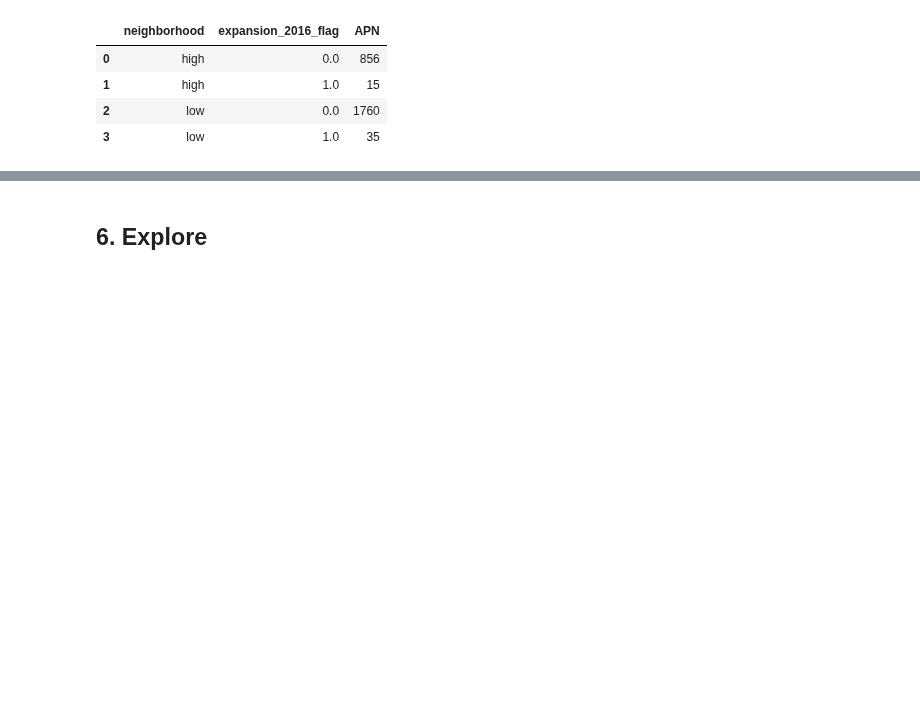
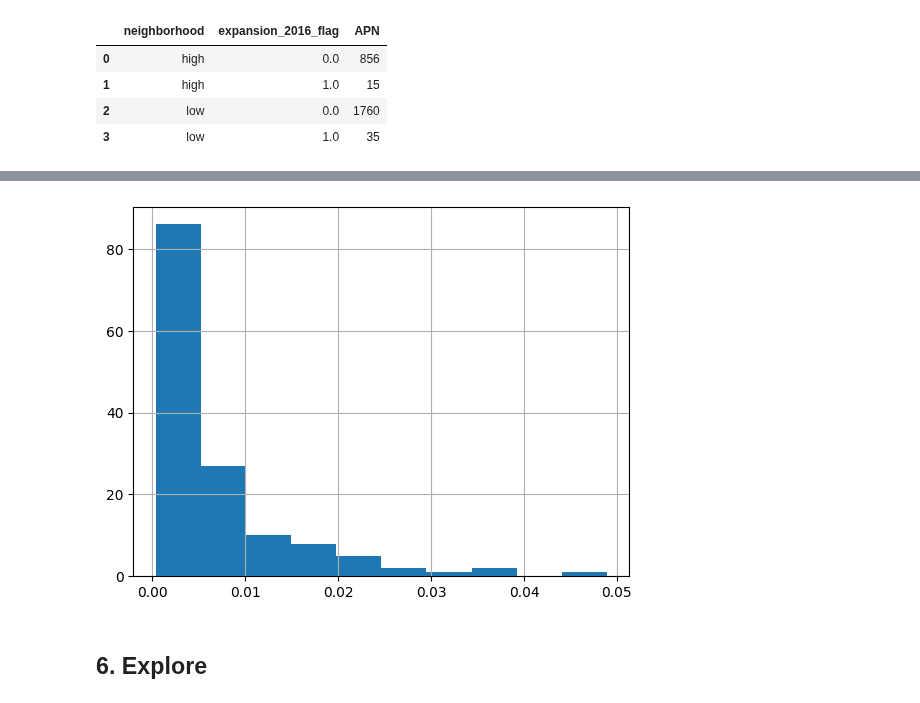
Before and after one commit to reglab/rgb-footprint-extract, a Jupyter notebook: naip_process/Pop-Estimates-CFParcelAnnotations-Part2.ipynb, the cells around one changed output, grey strips where cells are left out. Cells and saved outputs as stored; diff of their text form; code cells hidden in the pictures; blank space fills up the shorter version.

```diff
--- a/naip_process/Pop-Estimates-CFParcelAnnotations-Part2.ipynb
+++ b/naip_process/Pop-Estimates-CFParcelAnnotations-Part2.ipynb
@@ -526,0 +347,43 @@ Number of high income CBGS (defined by 75%): 160
+# %%
+# Add Y_ij
+# Y_ij is the permitted proportion of new small buildings in the parcel. We use
+# a value of 0 if there were no new small buildings between 2016 and 2020.
+new_sbuild_2020['permitted_ratio'] = new_sbuild_2020.apply(
+    lambda row: 0 if row['count_new_sbuild'] == 0  else row['count_new_sbuild_permitted'] / row['count_new_sbuild'],
+    axis=1)
+
+Y_ij = new_sbuild_2020[['APN', 'permitted_ratio']]
+
+parcel_conf_df = pd.merge(parcel_conf_df, Y_ij, how='left', validate='one_to_one')
+
+# Need to fill with zeros because new_sbuild_2020 only contains parcels with new small buildings
+parcel_conf_df['permitted_ratio'] = parcel_conf_df['permitted_ratio'].fillna(0)
+# %%
+# Add parcel new small buildings
+parcel_conf_df = pd.merge(
+    parcel_conf_df, new_sbuild_2020[['APN', 'count_new_sbuild']], how='left', validate='one_to_one')
+
+# Again we need to fill with zeros
+parcel_conf_df['count_new_sbuild'] = parcel_conf_df['count_new_sbuild'].fillna(0)
+# %%
+# Find S_j, N_j
+Neyman_alloc = parcel_conf_df.groupby('Bin').agg(
+    {'APN': 'count', 'permitted_ratio': 'std'}).reset_index()
+Neyman_alloc.rename(columns={'APN': 'N_j', 'permitted_ratio': 'S_j'}, inplace=True)
+
+# Smoothing: as may parcels did not have new buildings, we set S_j = min(S_j, min S_i),
+# where S_i > 0 so that each bin has a non-zero probability of being sampled from.
+min_Sj = Neyman_alloc.loc[Neyman_alloc['S_j'] > 0]['S_j'].min()
+Neyman_alloc['S_j'] = Neyman_alloc['S_j'].apply(
+    lambda sj: sj if sj > 1e-5 else min_Sj)
+
+Neyman_denom = (Neyman_alloc['N_j'] * Neyman_alloc['S_j']).sum()
+Neyman_alloc['weight'] = Neyman_alloc.apply(
+    lambda row: row['N_j'] * row['S_j'] / Neyman_denom, axis=1)
+
+Neyman_alloc['weight'].hist()
+plt.show()
+
+assert Neyman_alloc['weight'].sum() - 1 < 1e-5
+# %% [output]
+[figure, added]
```
Also changed, not shown: parts of 54 cells of this notebook, 1 other file.
